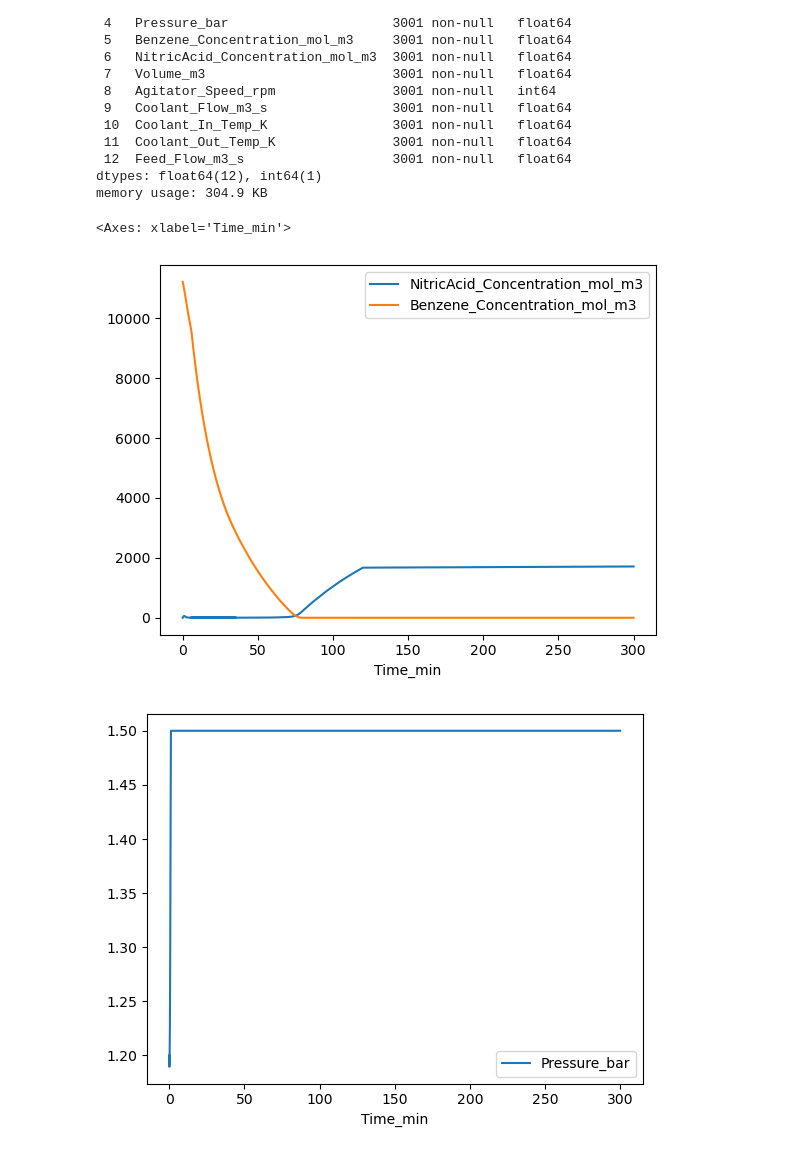
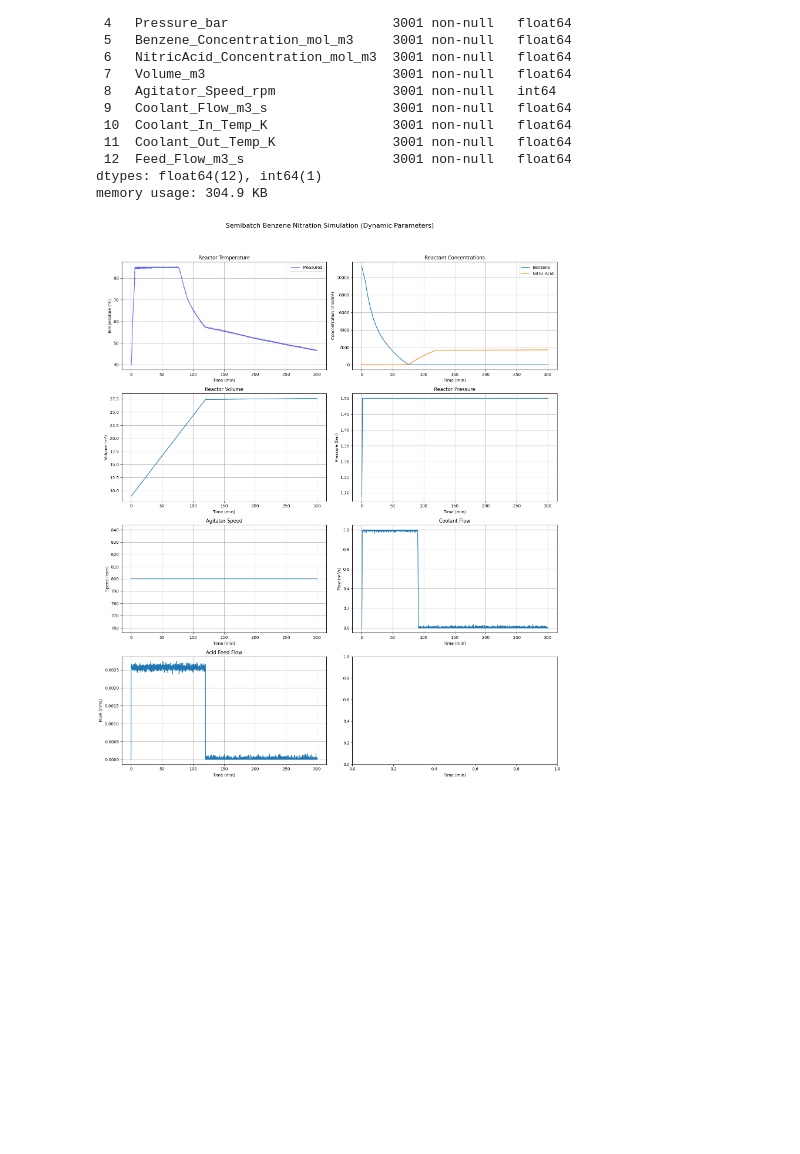
Before and after one commit to captainKLSH/predictiveModelling-and-faultDetection-in-batchReactors-using-ML, a Jupyter notebook: visualization/graphs.ipynb, the cells around one changed output. Cells and saved outputs as stored; diff of their text form; code cells hidden in the pictures; blank space fills up the shorter version.

```diff
--- a/visualization/graphs.ipynb
+++ b/visualization/graphs.ipynb
@@ -46,49 +46,40 @@ memory usage: 304.9 KB
 fig, axs = plt.subplots(4, 2, figsize=(16, 20))
 fig.suptitle('Semibatch Benzene Nitration Simulation (Dynamic Parameters)', fontsize=16)
 
-# Temperature Plot
-axs[0, 0].plot(normal_data['Time_min'], normal_data['Temperature_Setpoint_K'] - 273.15, label='Setpoint', color='green', linestyle=':')
-axs[0, 0].plot(normal_data['Time_min'], normal_data['Temperature_Measured_K'] - 273.15, label='Measured', color='blue', alpha=0.6)
-axs[0, 0].plot(normal_data['Time_min'], normal_data['Temperature_K'] - 273.15, label='Actual', color='black', linestyle='--')
+# Temperature Plo
+axs[0, 0].plot(df['Time_min'], df['Temperature_Measured_K'] - 273.15, label='Measured', color='blue', alpha=0.6)
 axs[0, 0].set_title('Reactor Temperature'); axs[0, 0].set_ylabel('Temperature (°C)'); axs[0, 0].legend(); axs[0, 0].grid(True)
 
 # Concentration Plot
-axs[0, 1].plot(normal_data['Time_min'], normal_data['Benzene_Concentration_mol_m3'], label='Benzene')
-axs[0, 1].plot(normal_data['Time_min'], normal_data['NitricAcid_Concentration_mol_m3'], label='Nitric Acid')
+axs[0, 1].plot(df['Time_min'], df['Benzene_Concentration_mol_m3'], label='Benzene')
+axs[0, 1].plot(df['Time_min'], df['NitricAcid_Concentration_mol_m3'], label='Nitric Acid')
 axs[0, 1].set_title('Reactant Concentrations'); axs[0, 1].set_ylabel('Concentration (mol/m³)'); axs[0, 1].legend(); axs[0, 1].grid(True)
 
 # Volume Plot
-axs[1, 0].plot(normal_data['Time_min'], normal_data['Volume_m3'])
+axs[1, 0].plot(df['Time_min'], df['Volume_m3'])
 axs[1, 0].set_title('Reactor Volume'); axs[1, 0].set_ylabel('Volume (m³)'); axs[1, 0].grid(True)
 
 # Pressure Plot
-axs[1, 1].plot(normal_data['Time_min'], normal_data['Pressure_bar'])
+axs[1, 1].plot(df['Time_min'], df['Pressure_bar'])
 axs[1, 1].set_title('Reactor Pressure'); axs[1, 1].set_ylabel('Pressure (bar)'); axs[1, 1].grid(True)
 
 # Agitator Speed
-axs[2, 0].plot(normal_data['Time_min'], normal_data['Agitator_Speed_rpm'])
+axs[2, 0].plot(df['Time_min'], df['Agitator_Speed_rpm'])
 axs[2, 0].set_title('Agitator Speed'); axs[2, 0].set_ylabel('Speed (rpm)'); axs[2, 0].grid(True)
 
 # Coolant Flow
-axs[2, 1].plot(normal_data['Time_min'], normal_data['Coolant_Flow_m3_s'])
+axs[2, 1].plot(df['Time_min'], df['Coolant_Flow_m3_s'])
 axs[2, 1].set_title('Coolant Flow'); axs[2, 1].set_ylabel('Flow (m³/s)'); axs[2, 1].grid(True)
 
 # Feed Flow
-axs[3, 0].plot(normal_data['Time_min'], normal_data['Feed_Flow_m3_s'])
+axs[3, 0].plot(df['Time_min'], df['Feed_Flow_m3_s'])
 axs[3, 0].set_title('Acid Feed Flow'); axs[3, 0].set_ylabel('Flow (m³/s)'); axs[3, 0].grid(True)
 
-# Coolant Temperature
-ax31_2 = axs[3, 1].twinx()
-axs[3, 1].plot(normal_data['Time_min'], normal_data['Coolant_Out_Temp_K'] - 273.15, label='Out', color='red')
-ax31_2.plot(normal_data['Time_min'], normal_data['Coolant_In_Temp_K'] - 273.15, label='In', color='blue', linestyle='--')
-axs[3, 1].set_title('Coolant Temperatures'); axs[3, 1].set_ylabel('Outlet Temp (°C)', color='red'); ax31_2.set_ylabel('Inlet Temp (°C)', color='blue'); axs[3, 1].grid(True)
 
 for ax in axs.flat:
     ax.set_xlabel('Time (min)')
 
 plt.tight_layout(rect=[0, 0.03, 1, 0.95])
 plt.show()
 # %% [output]
-<Axes: xlabel='Time_min'>
-[figure, old version]
+[figure, new version]
-[figure, removed]
```
Also changed, not shown: parts of 1 cell of this notebook.
